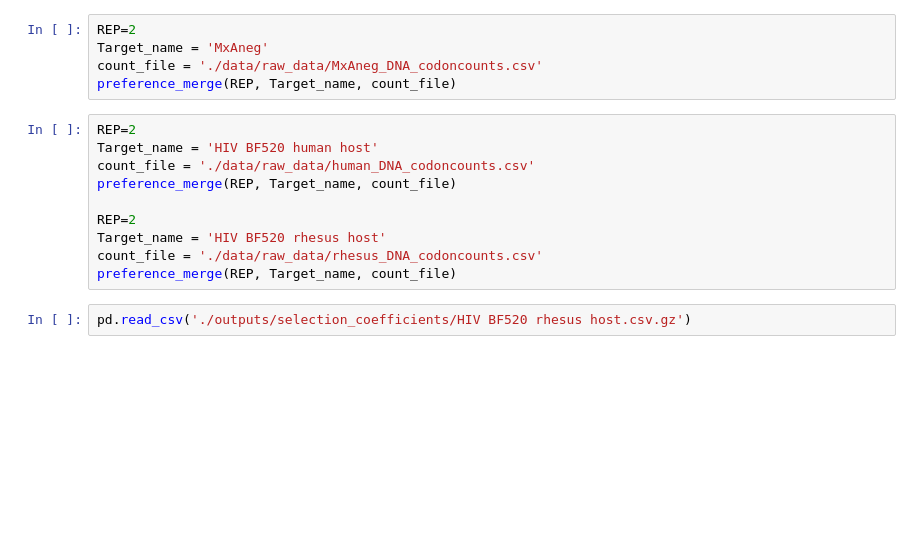
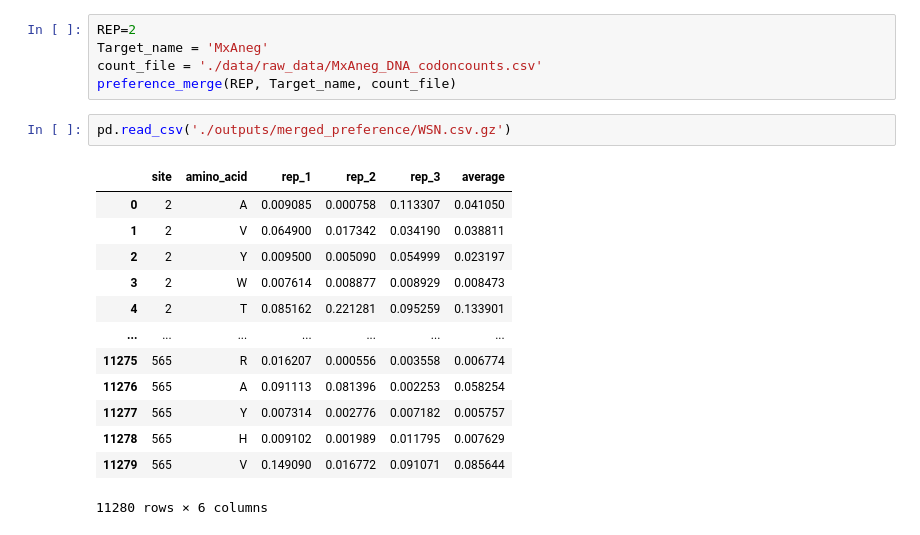
Before and after one commit to bartonlab/paper-DMS-inference, a Jupyter notebook: preference_transform.ipynb, the cells around one changed output. Saved outputs shown, nothing was run; the diff lists cells and outputs as text; blank space fills up the shorter version.

```diff
--- a/preference_transform.ipynb
+++ b/preference_transform.ipynb
@@ -212,16 +288,20 @@ REP=2
 Target_name = 'MxAneg'
 count_file = './data/raw_data/MxAneg_DNA_codoncounts.csv'
 preference_merge(REP, Target_name, count_file)
-# %%
-REP=2
-Target_name = 'HIV BF520 human host'
-count_file = './data/raw_data/human_DNA_codoncounts.csv'
-preference_merge(REP, Target_name, count_file)
-
-REP=2
-Target_name = 'HIV BF520 rhesus host'
-count_file = './data/raw_data/rhesus_DNA_codoncounts.csv'
-preference_merge(REP, Target_name, count_file)
 # %%
-pd.read_csv('./outputs/selection_coefficients/HIV BF520 rhesus host.csv.gz')
+pd.read_csv('./outputs/merged_preference/WSN.csv.gz')
+# %% [output]
+|  | site | amino_acid | rep_1 | rep_2 | rep_3 | average |
+| 0 | 2 | A | 0.009085 | 0.000758 | 0.113307 | 0.041050 |
+| 1 | 2 | V | 0.064900 | 0.017342 | 0.034190 | 0.038811 |
+| 2 | 2 | Y | 0.009500 | 0.005090 | 0.054999 | 0.023197 |
+| 3 | 2 | W | 0.007614 | 0.008877 | 0.008929 | 0.008473 |
+| 4 | 2 | T | 0.085162 | 0.221281 | 0.095259 | 0.133901 |
+| ... | ... | ... | ... | ... | ... | ... |
+| 11275 | 565 | R | 0.016207 | 0.000556 | 0.003558 | 0.006774 |
+| 11276 | 565 | A | 0.091113 | 0.081396 | 0.002253 | 0.058254 |
+| 11277 | 565 | Y | 0.007314 | 0.002776 | 0.007182 | 0.005757 |
+| 11278 | 565 | H | 0.009102 | 0.001989 | 0.011795 | 0.007629 |
+| 11279 | 565 | V | 0.149090 | 0.016772 | 0.091071 | 0.085644 |
+11280 rows × 6 columns
 # %%
```
Also changed, not shown: parts of 10 cells of this notebook, 9 other files.
